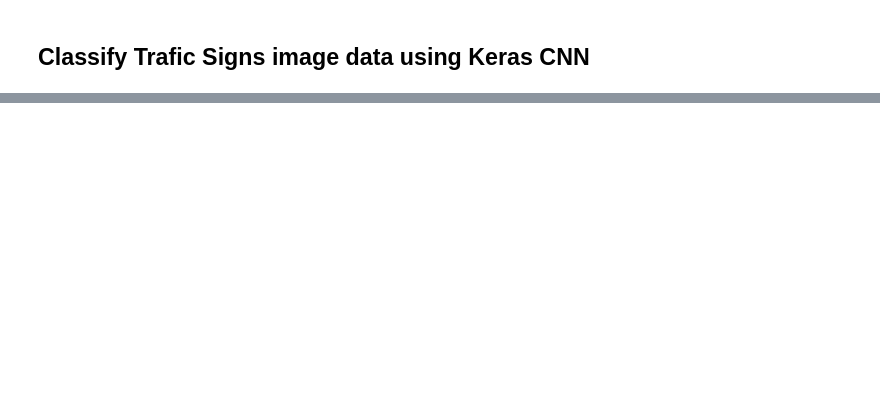
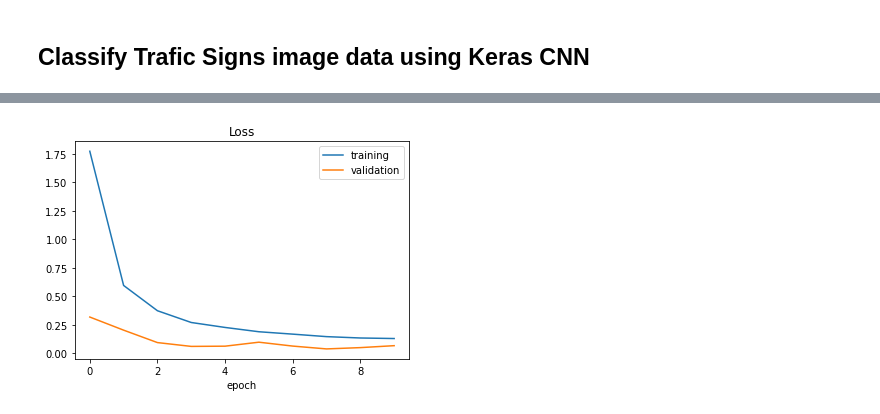
Before and after one commit to nsanka/deep_learning, a Jupyter notebook: Self_Driving_Car/Traffic_Signs_CNN_Keras.ipynb, the cells around one changed output, grey strips where cells are left out. Saved outputs shown, nothing was run; the diff lists cells and outputs as text; code cells hidden in the pictures; blank space fills up the shorter version.

```diff
--- a/Self_Driving_Car/Traffic_Signs_CNN_Keras.ipynb
+++ b/Self_Driving_Car/Traffic_Signs_CNN_Keras.ipynb
@@ -200,0 +339,21 @@ print("Test Accuracy: ", score_2[1])
+# %%
+def modified_model_1():
+    model = Sequential()
+    model.add(Conv2D(60, (5, 5), input_shape=(32, 32, 1), activation='relu'))
+    model.add(Conv2D(60, (3, 3), activation='relu'))
+    model.add(MaxPooling2D(pool_size=(2, 2)))
+
+    model.add(Conv2D(30, (3, 3), activation='relu'))
+    model.add(Conv2D(30, (3, 3), activation='relu'))
+    model.add(MaxPooling2D(pool_size=(2, 2)))
+    #model.add(Dropout(0.5))
+
+    model.add(Flatten())
+    model.add(Dense(500, activation='relu'))
+    model.add(Dropout(0.5))
+    model.add(Dense(num_classes, activation='softmax'))
+    model.compile(Adam(lr=0.001), loss='categorical_crossentropy', metrics=['accuracy'])
+    return model
+
+model_3 = modified_model_1()
+print(model_3.summary())
@@ -200,0 +378,7 @@ print("Test Accuracy: ", score_2[1])
+# %%
+print(len(X_train)//50)
+history_3 = model_3.fit(datagen.flow(X_train, y_train, batch_size=50),
+                        steps_per_epoch=len(X_train)//50,
+                        epochs=10,
+                        validation_data=(X_val, y_val),
+                        shuffle=1)
@@ -200,0 +403,9 @@ print("Test Accuracy: ", score_2[1])
+# %%
+plt.plot(history_3.history['loss'])
+plt.plot(history_3.history['val_loss'])
+plt.legend(['training', 'validation'])
+plt.title('Loss')
+plt.xlabel('epoch')
+plt.show()
+# %% [output]
+[figure, added]
```
Also changed, not shown: parts of 27 cells of this notebook.
